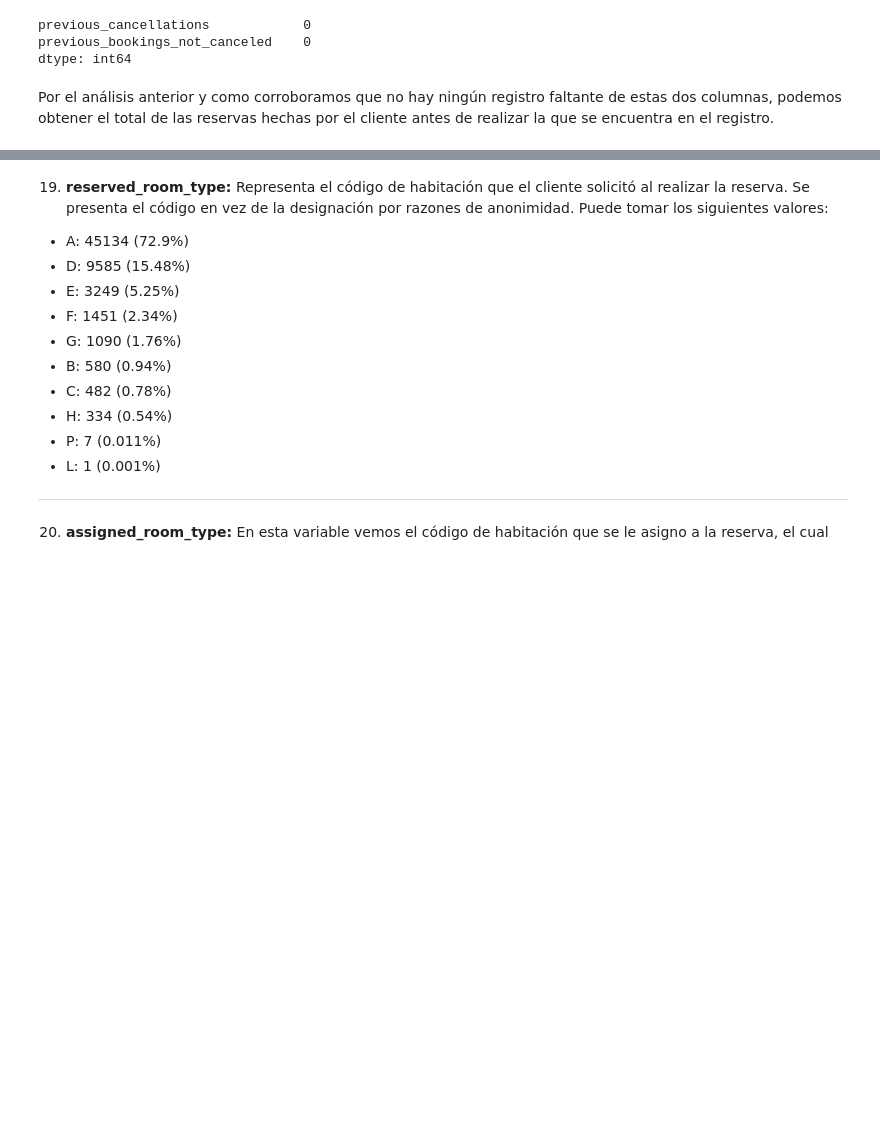
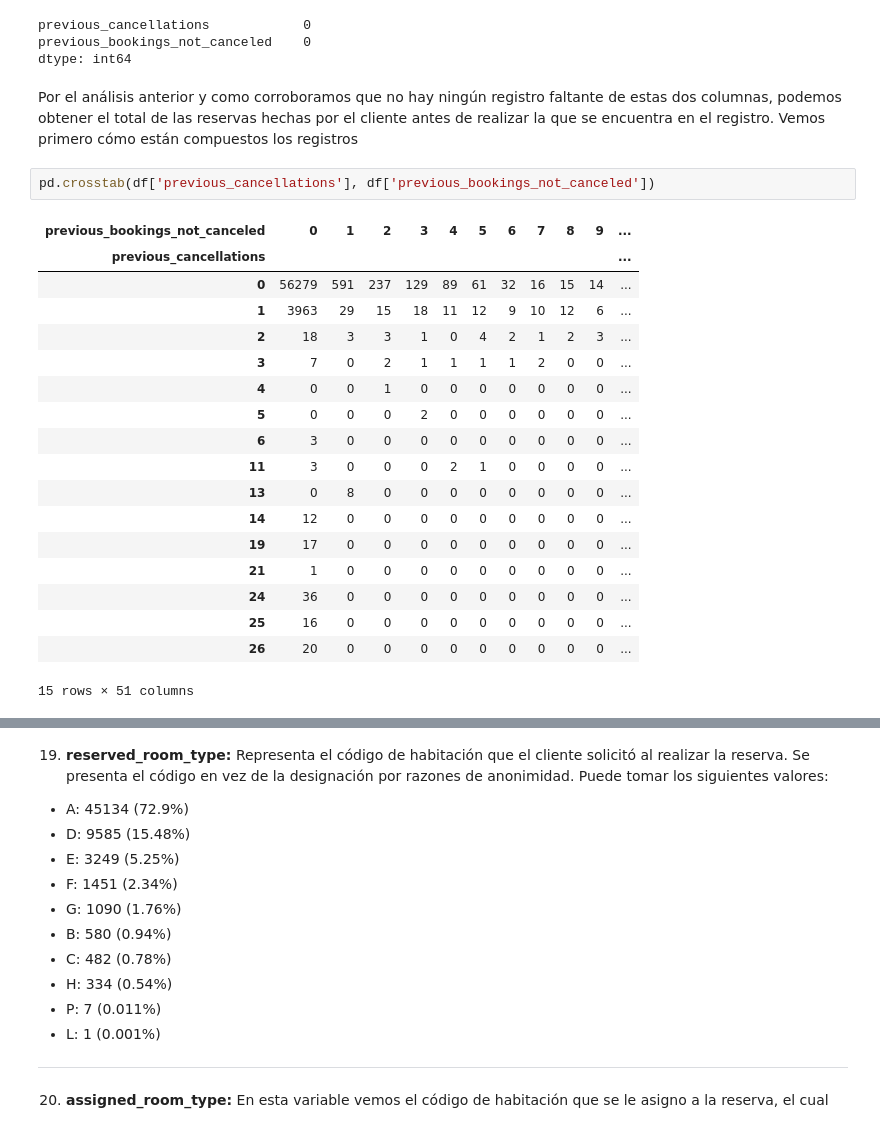
Before and after one commit to LuchoLorenzo1/7506R-1C2023-GRUPO19, a Jupyter notebook: checkpoint1/7506R_TP1_GRUPO19_CH1_ENTREGA.ipynb, the cells around one changed output, grey strips where cells are left out. Cells and saved outputs as stored; diff of their text form; blank space fills up the shorter version.

```diff
--- a/checkpoint1/7506R_TP1_GRUPO19_CH1_ENTREGA.ipynb
+++ b/checkpoint1/7506R_TP1_GRUPO19_CH1_ENTREGA.ipynb
@@ -517,4 +519,25 @@ previous_cancellations            0
 previous_bookings_not_canceled    0
 dtype: int64
 # %% [markdown]
-Por el análisis anterior y como corroboramos que no hay ningún registro faltante de estas dos columnas, podemos obtener el total de las reservas hechas por el cliente antes de realizar la que se encuentra en el registro.
+Por el análisis anterior y como corroboramos que no hay ningún registro faltante de estas dos columnas, podemos obtener el total de las reservas hechas por el cliente antes de realizar la que se encuentra en el registro. Vemos primero cómo están compuestos los registros
+# %%
+pd.crosstab(df['previous_cancellations'], df['previous_bookings_not_canceled'])
+# %% [output]
+| previous_bookings_not_canceled | 0 | 1 | 2 | 3 | 4 | 5 | 6 | 7 | 8 | 9 | ... |
+| previous_cancellations |  |  |  |  |  |  |  |  |  |  | ... |
+| 0 | 56279 | 591 | 237 | 129 | 89 | 61 | 32 | 16 | 15 | 14 | ... |
+| 1 | 3963 | 29 | 15 | 18 | 11 | 12 | 9 | 10 | 12 | 6 | ... |
+| 2 | 18 | 3 | 3 | 1 | 0 | 4 | 2 | 1 | 2 | 3 | ... |
+| 3 | 7 | 0 | 2 | 1 | 1 | 1 | 1 | 2 | 0 | 0 | ... |
+| 4 | 0 | 0 | 1 | 0 | 0 | 0 | 0 | 0 | 0 | 0 | ... |
+| 5 | 0 | 0 | 0 | 2 | 0 | 0 | 0 | 0 | 0 | 0 | ... |
+| 6 | 3 | 0 | 0 | 0 | 0 | 0 | 0 | 0 | 0 | 0 | ... |
+| 11 | 3 | 0 | 0 | 0 | 2 | 1 | 0 | 0 | 0 | 0 | ... |
+| 13 | 0 | 8 | 0 | 0 | 0 | 0 | 0 | 0 | 0 | 0 | ... |
+| 14 | 12 | 0 | 0 | 0 | 0 | 0 | 0 | 0 | 0 | 0 | ... |
+| 19 | 17 | 0 | 0 | 0 | 0 | 0 | 0 | 0 | 0 | 0 | ... |
+| 21 | 1 | 0 | 0 | 0 | 0 | 0 | 0 | 0 | 0 | 0 | ... |
+| 24 | 36 | 0 | 0 | 0 | 0 | 0 | 0 | 0 | 0 | 0 | ... |
+| 25 | 16 | 0 | 0 | 0 | 0 | 0 | 0 | 0 | 0 | 0 | ... |
+| 26 | 20 | 0 | 0 | 0 | 0 | 0 | 0 | 0 | 0 | 0 | ... |
+15 rows × 51 columns
```
Also changed, not shown: parts of 17 cells of this notebook.
